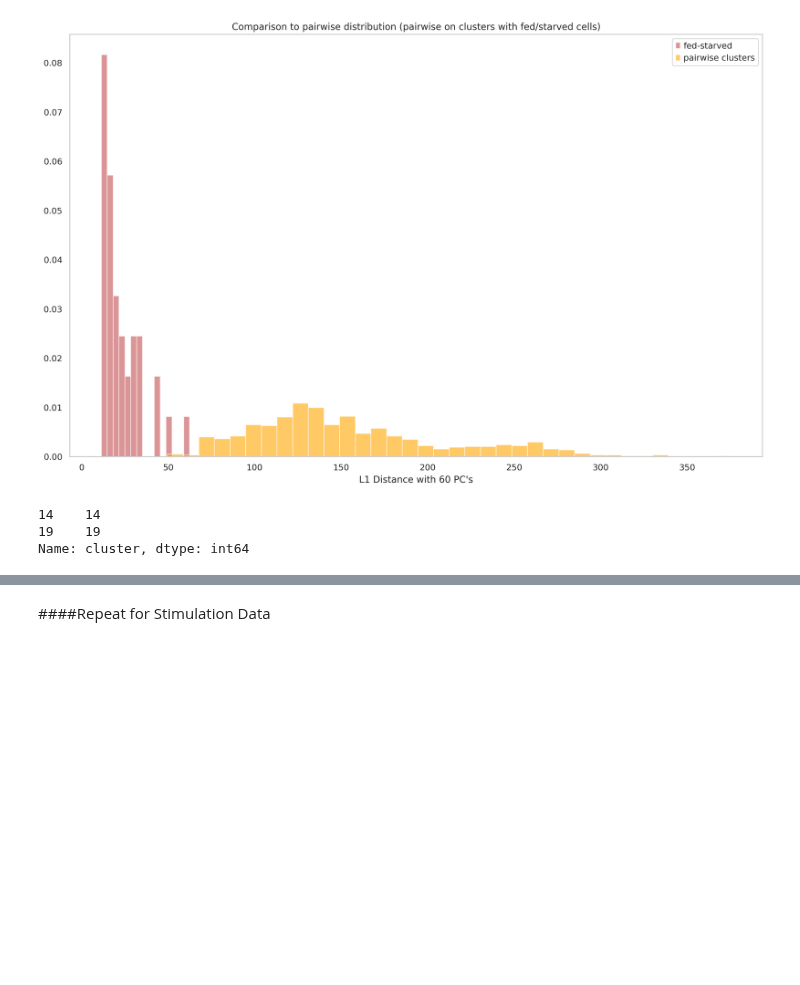
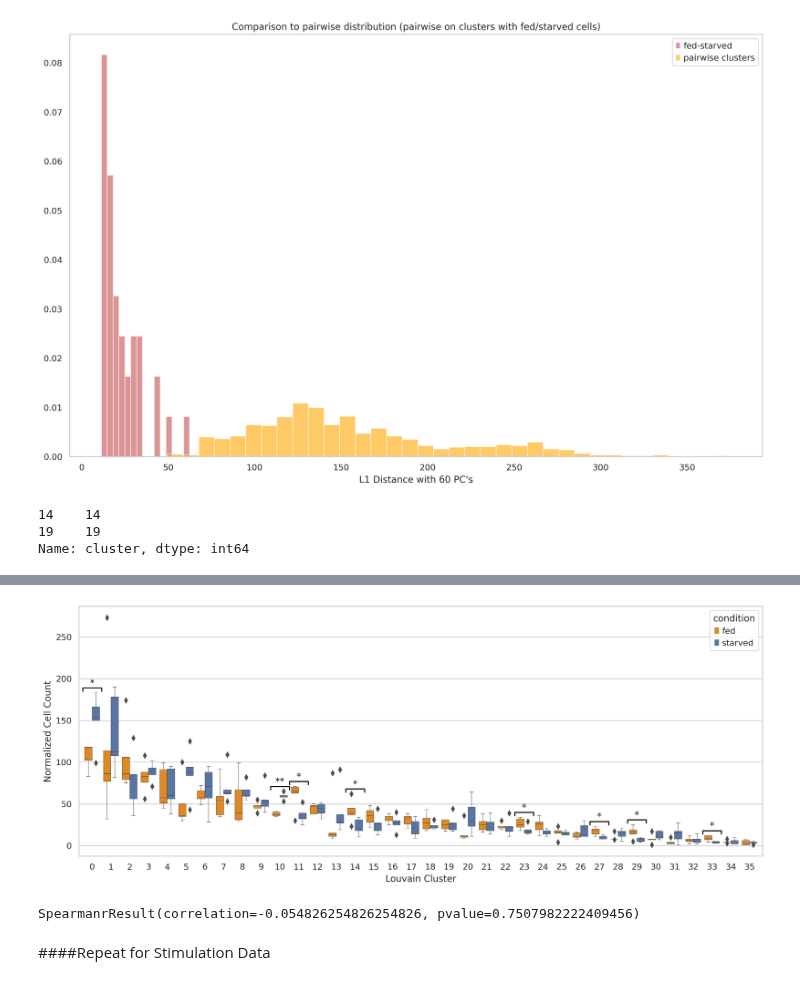
Before and after one commit to pachterlab/CWGFLHGCCHAP_2021, a Jupyter notebook: notebooks/cellAtlas_Generation_KNN_NCA.ipynb, the cells around one changed output, grey strips where cells are left out. Drawn from its saved outputs; the diff is of its cells as text; code cells hidden in the pictures; blank space fills up the shorter version.

Commit message:
Add correlation of fed/starved cell counts with internal distance

```diff
--- a/notebooks/cellAtlas_Generation_KNN_NCA.ipynb
+++ b/notebooks/cellAtlas_Generation_KNN_NCA.ipynb
@@ -559,0 +605,3 @@ Name: cluster, dtype: int64
+# %%
+counts = counts[counts['count']> 0 ]
+counts.head()
@@ -559,0 +632,31 @@ Name: cluster, dtype: int64
+# %%
+#counts = counts[counts['count']> 0 ]
+#https://stackoverflow.com/questions/36578458/how-does-one-insert-statistical-annotations-stars-or-p-values-into-matplotlib/37518947#37518947
+
+counts['cluster'] = [int(i) for i in counts['cluster']]
+plt.figure(figsize=(16, 6))
+ax = sns.boxplot(x="cluster", y="count", hue="condition", data=counts,linewidth=0.5,palette=["darkorange", "b"])
+ax.set(ylabel='Normalized Cell Count')
+ax.set(xlabel='Louvain Cluster')
+
+# statistical annotation
+# alpha < 0.05
+for i in [0,11,14,23,27,29,33]:
+  w = 0.5
+  x1, x2 = i-w,i+w   # columns (see plt.xticks())
+
+  y, h, col = counts['count'][counts['cluster'] == i].max() + 2, 4, 'k'
+  plt.plot([x1, x1, x2, x2], [y, y+h, y+h, y], lw=1.5, c=col)
+  plt.text((x1+x2)*.5, y+h, "*", ha='center', va='bottom', color=col)
+
+
+#alpha <0.01
+x1, x2 = 10-w,10+w   # columns (see plt.xticks())
+
+y, h, col = counts['count'][counts['cluster'] == 10].max() + 2, 4, 'k'
+plt.plot([x1, x1, x2, x2], [y, y+h, y+h, y], lw=1.5, c=col)
+plt.text((x1+x2)*.5, y+h, "**", ha='center', va='bottom', color=col)
+
+plt.show()
+# %% [output]
+[figure, added]
@@ -560,3 +665,7 @@ Name: cluster, dtype: int64
+# %%
+scipy.stats.spearmanr(internalDist,pvals)
+# %% [output]
+SpearmanrResult(correlation=-0.054826254826254826, pvalue=0.7507982222409456)
 # %% [markdown]
 ####Repeat for Stimulation Data
 # %%
```
Also changed, not shown: parts of 7 cells of this notebook.
